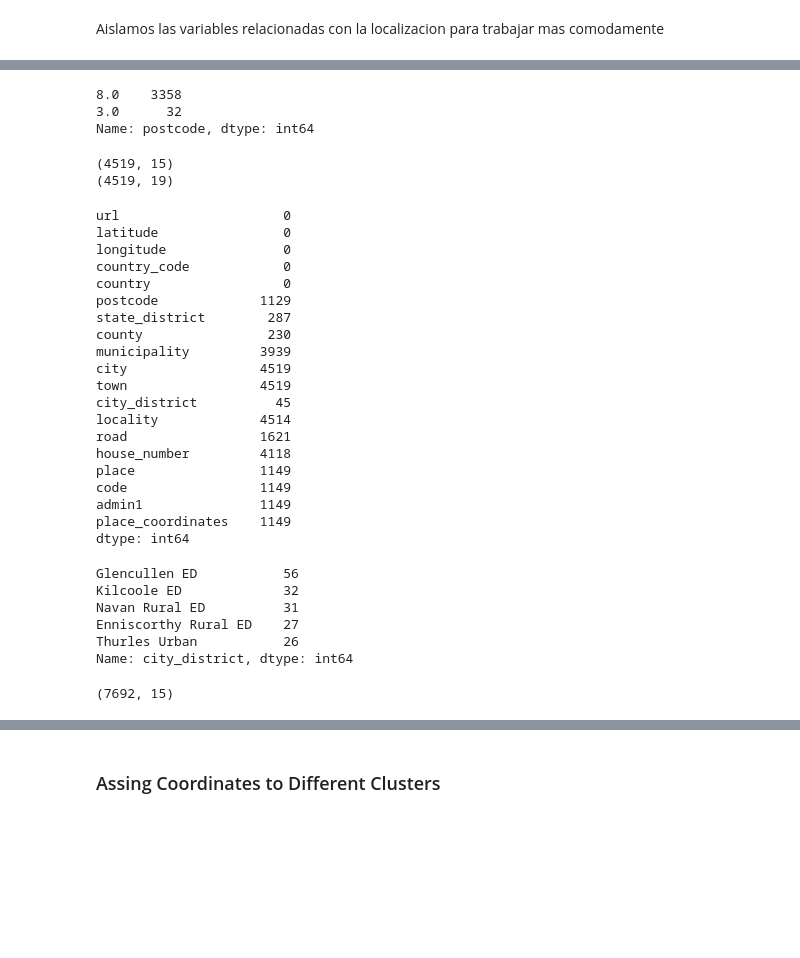
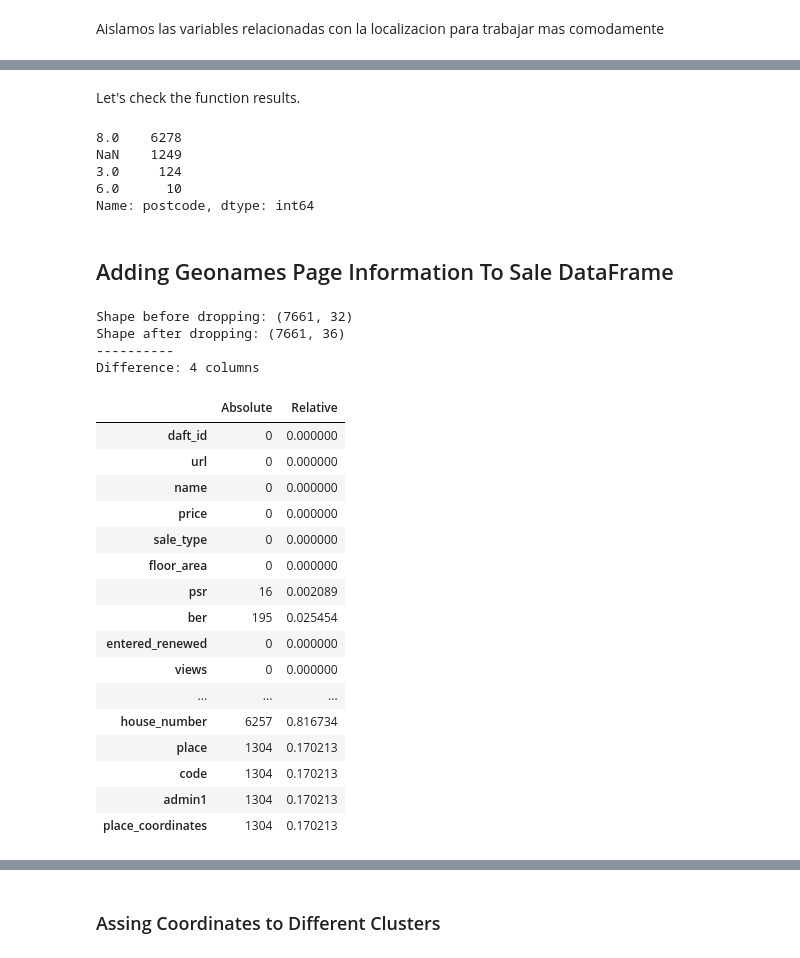
Before and after one commit to javiicc/Identifying_Potential_Investment_Opportunities_In_The_Irish_Real_Estate_Market_Using_MachineLearning, a Jupyter notebook: Feature_Engineering_Geospatial_Data_GeoPy.ipynb, the cells around one changed output, grey strips where cells are left out. Saved outputs shown, nothing was run; the diff lists cells and outputs as text; code cells hidden in the pictures; blank space fills up the shorter version.

```diff
--- a/Feature_Engineering_Geospatial_Data_GeoPy.ipynb
+++ b/Feature_Engineering_Geospatial_Data_GeoPy.ipynb
@@ -500,49 +506,40 @@ CO WESTMEATH
+# %% [markdown]
+Let's check the function results.
 # %%
-locna['postcode'].str.len().value_counts()
+sale['postcode'].str.len().value_counts(dropna=False)
 # %% [output]
-8.0    3358
-3.0      32
+8.0    6278
+NaN    1249
+3.0     124
+6.0      10
 Name: postcode, dtype: int64
+# %% [markdown]
+## Adding Geonames Page Information To Sale DataFrame
 # %%
-print(locna.shape)
-add_location(locna)
-print(locna.shape)
+sale = add_location(df=sale,
+                    geonames_df=geonames_df)
 # %% [output]
-(4519, 15)
-(4519, 19)
+Shape before dropping: (7661, 32)
+Shape after dropping: (7661, 36)
+----------
+Difference: 4 columns
 # %%
-locna.isna().sum()
+missing_values(sale)
 # %% [output]
-url                     0
-latitude                0
-longitude               0
-country_code            0
-country                 0
-postcode             1129
-state_district        287
-county                230
-municipality         3939
-city                 4519
-town                 4519
-city_district          45
-locality             4514
-road                 1621
-house_number         4118
-place                1149
-code                 1149
-admin1               1149
-place_coordinates    1149
-dtype: int64
+|  | Absolute | Relative |
+| daft_id | 0 | 0.000000 |
+| url | 0 | 0.000000 |
+| name | 0 | 0.000000 |
+| price | 0 | 0.000000 |
+| sale_type | 0 | 0.000000 |
+| floor_area | 0 | 0.000000 |
+| psr | 16 | 0.002089 |
+| ber | 195 | 0.025454 |
+| entered_renewed | 0 | 0.000000 |
+| views | 0 | 0.000000 |
+| ... | ... | ... |
+| house_number | 6257 | 0.816734 |
+| place | 1304 | 0.170213 |
+| code | 1304 | 0.170213 |
+| admin1 | 1304 | 0.170213 |
+| place_coordinates | 1304 | 0.170213 |
-# %%
-locna.city_district.value_counts().head()#.count()
-# %% [output]
-Glencullen ED           56
-Kilcoole ED             32
-Navan Rural ED          31
-Enniscorthy Rural ED    27
-Thurles Urban           26
-Name: city_district, dtype: int64
-# %%
-location_features.shape
-# %% [output]
-(7692, 15)
```
Also changed, not shown: parts of 86 cells of this notebook, 4 other files.
